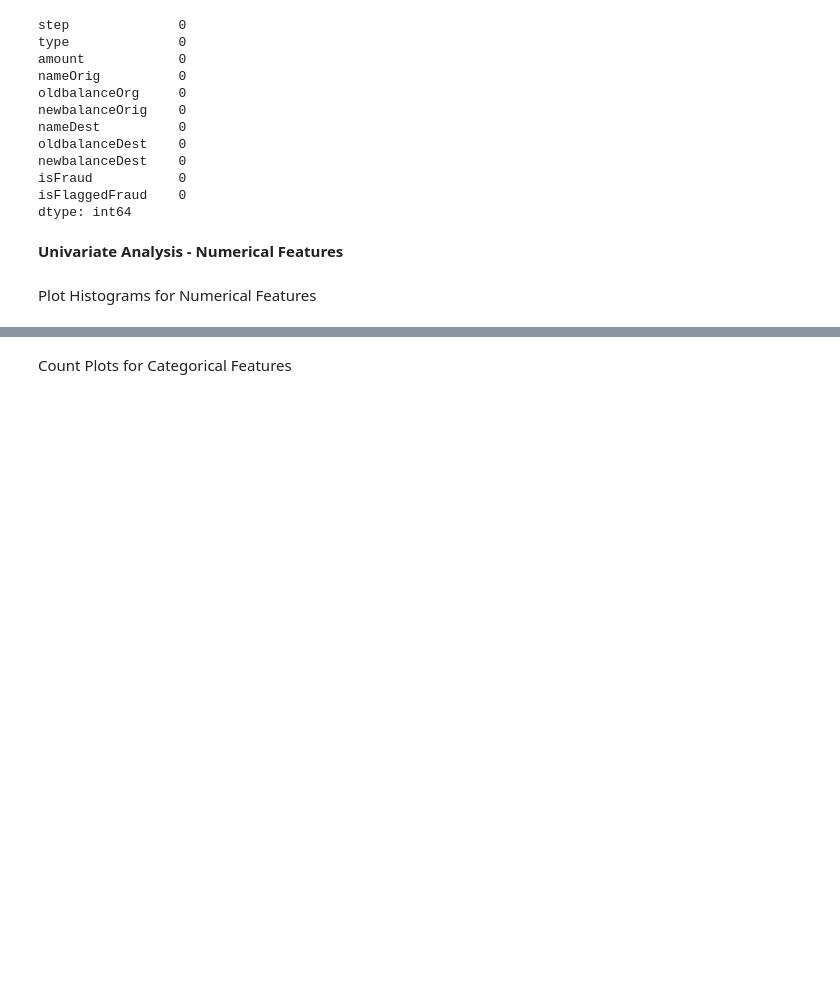
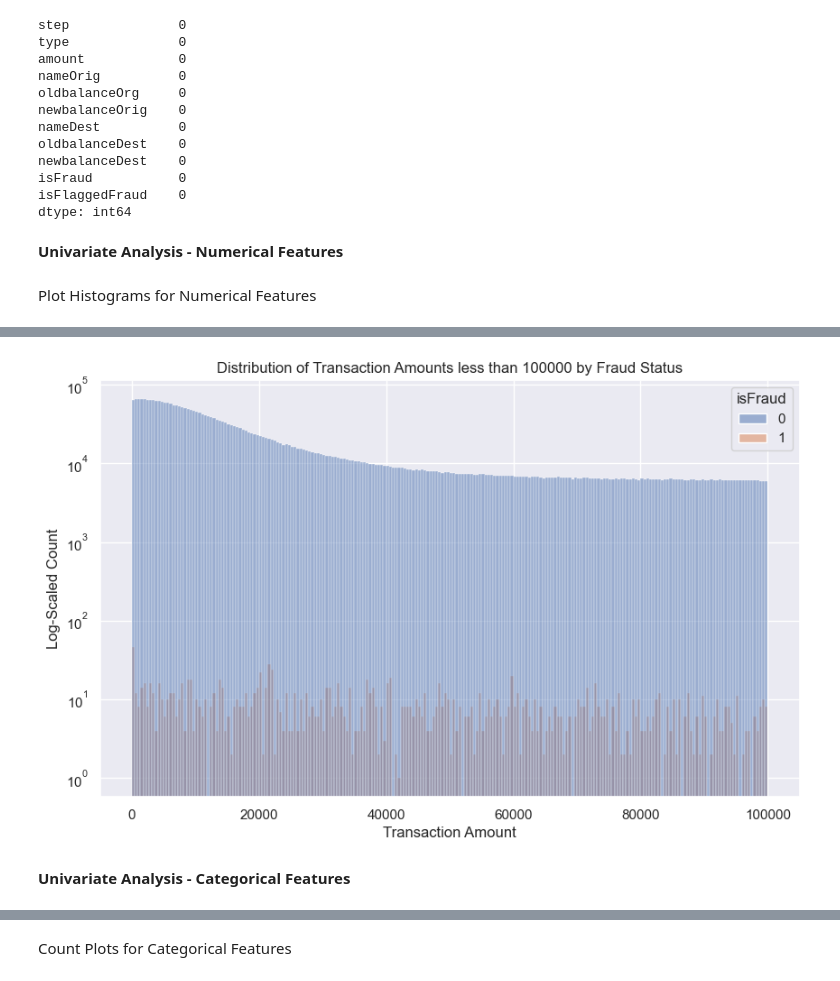
Before and after one commit to azades/Fraud-Detection, a Jupyter notebook: EDA.ipynb, the cells around one changed output, grey strips where cells are left out. Saved outputs shown, nothing was run; the diff lists cells and outputs as text; code cells hidden in the pictures; blank space fills up the shorter version.

```diff
--- a/EDA.ipynb
+++ b/EDA.ipynb
@@ -138,3 +160,19 @@ plt.show()
+# %%
+# Set the aesthetic style of the plots
+sns.set_theme(style="darkgrid")
+# Plot histograms with logarithmic y-scale and use 'isFraud' as hue to differentiate data
+plt.figure(figsize=(10, 6))  # Adjust the size for better visibility
+sns.histplot(df_filtered, x='amount', hue='isFraud', color="skyblue", log_scale=(False, True))
+
+# Setting the title and labels for clarity
+plt.title('Distribution of Transaction Amounts less than 100000 by Fraud Status')
+plt.xlabel('Transaction Amount')
+plt.ylabel('Log-Scaled Count')
+plt.show()
+# %% [output]
+[figure, added]
+# %% [markdown]
+**Univariate Analysis - Categorical Features**
 # %%
 # Count plot for 'type' of transaction
 plt.figure(figsize=(8, 4))
```
Also changed, not shown: parts of 84 cells of this notebook.
